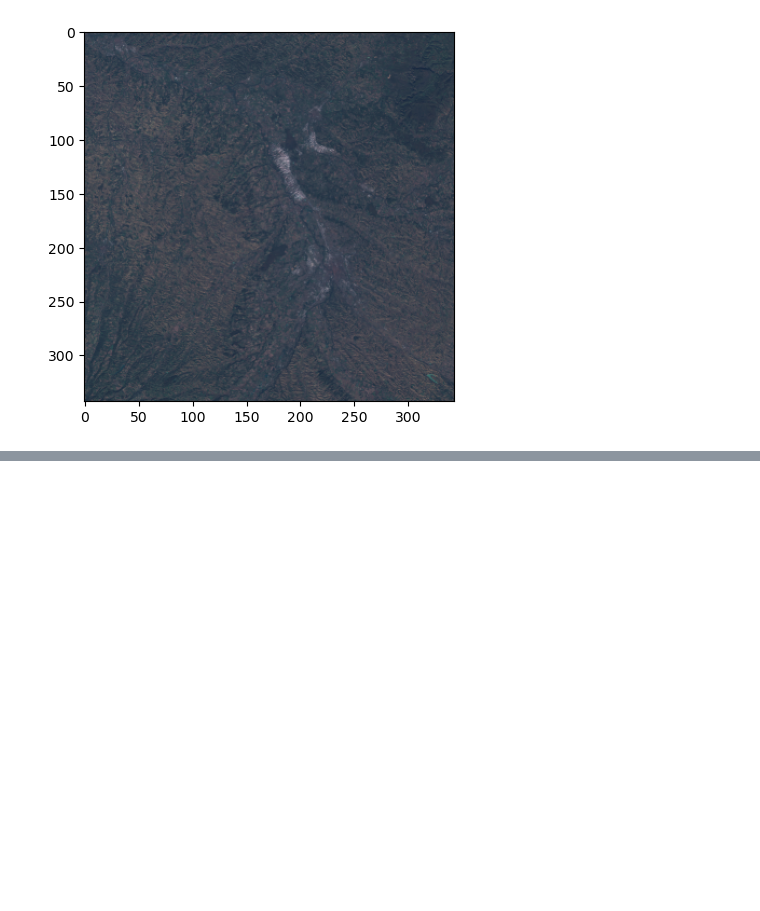
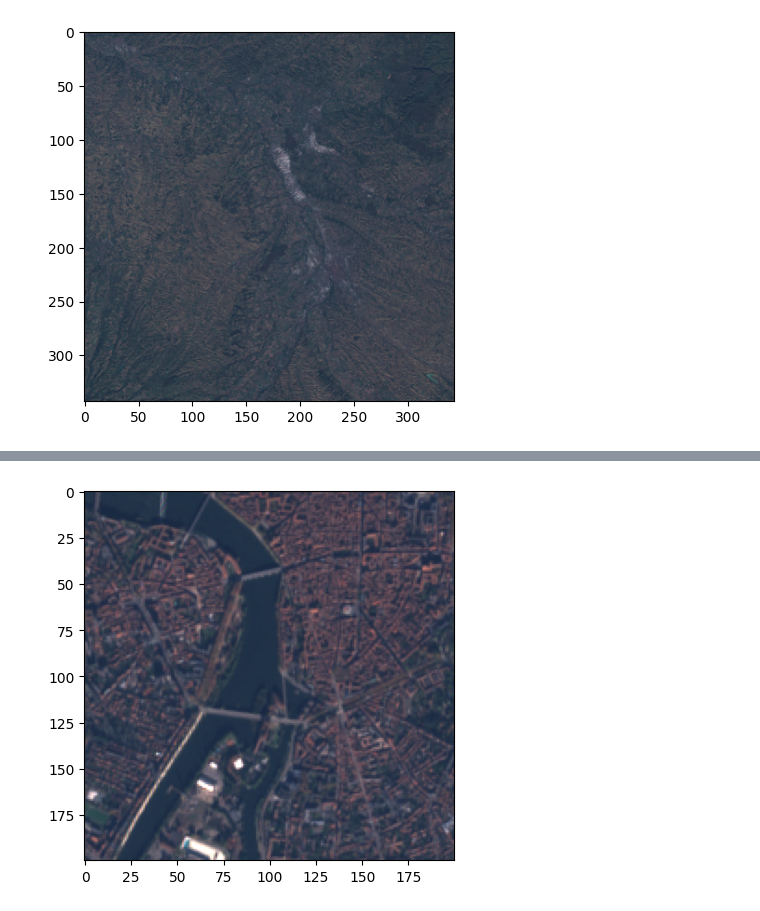
Before and after one commit to tbonfort/be-big-data, a Jupyter notebook: be.ipynb, the cells around one changed output, grey strips where cells are left out. Saved outputs shown, nothing was run; the diff lists cells and outputs as text; code cells hidden in the pictures; blank space fills up the shorter version.

```diff
--- a/be.ipynb
+++ b/be.ipynb
@@ -14,0 +56,15 @@ with rio.open(s2_tile) as st:
+# %%
+# affichons un extrait de 200x200px autour du centre de toulouse (longitude=1.4395871 latitude=43.5943521)
+# https://pyproj4.github.io/pyproj/stable/examples.html#transformations-from-crs-to-crs
+# https://github.com/rasterio/affine
+from pyproj import CRS
+from pyproj import Transformer
+with rio.open(s2_tile) as st:
+    transformer = Transformer.from_crs('EPSG:4326', st.crs) #EPSG:4326 is lat/lon
+    utm_x, utm_y = transformer.transform(43.5943521,1.4395871)
+    utm_to_pix = ~st.transform
+    pix_x,pix_y = utm_to_pix*(utm_x,utm_y)
+    extract = st.read(window=Window(pix_x-100,pix_y-100,200,200))
+    rp.show(extract)
+# %% [output]
+[figure, added]
```
Also changed, not shown: parts of 7 cells of this notebook, 4 other files.
